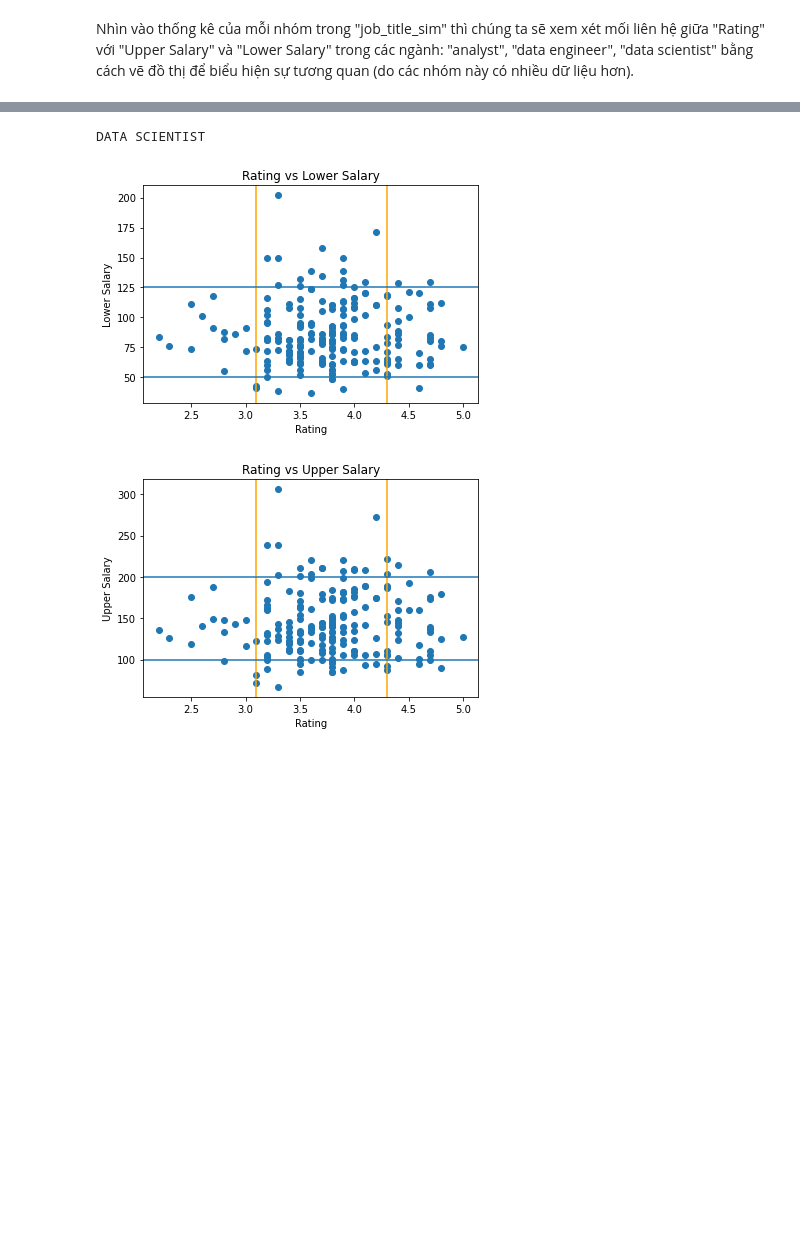
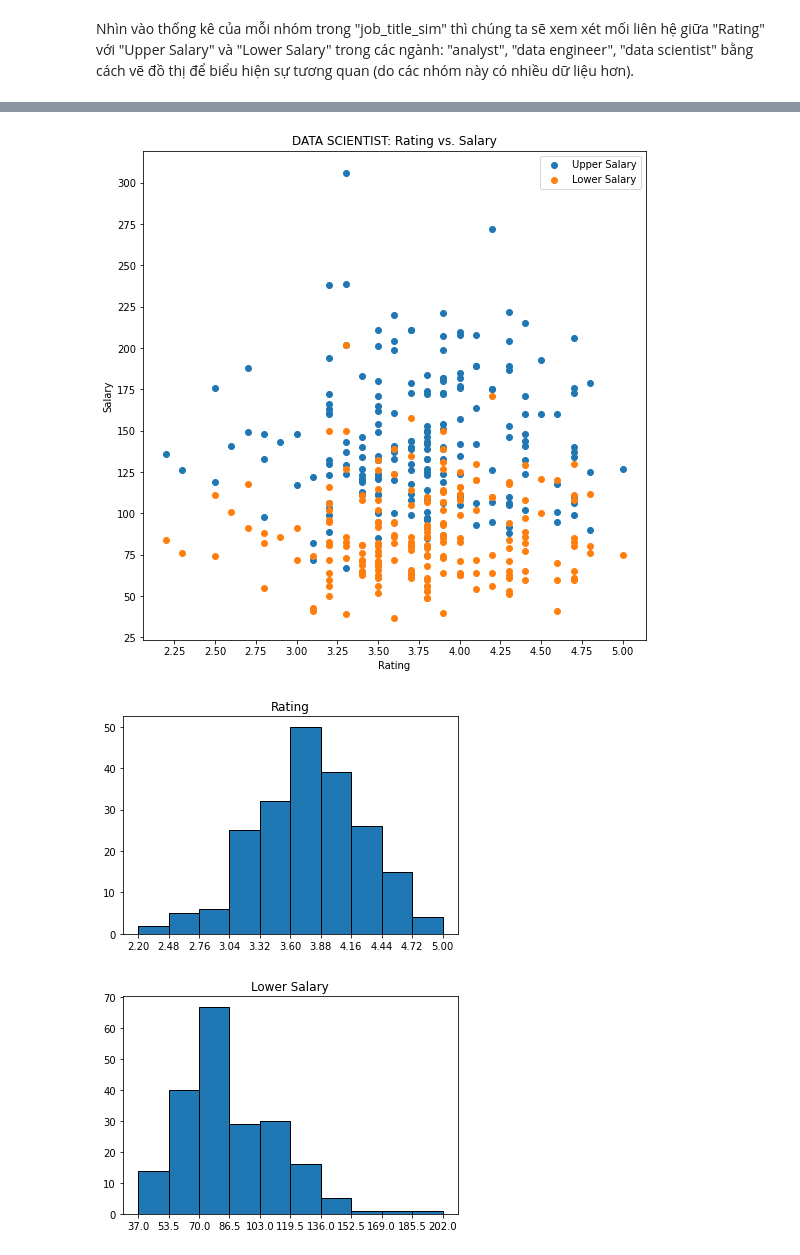
Before and after one commit to Ndthang01/P4DS_FinalProject, a Jupyter notebook: _project.ipynb, the cells around one changed output, grey strips where cells are left out. Drawn from its saved outputs; the diff is of its cells as text; code cells hidden in the pictures; blank space fills up the shorter version.

```diff
--- a/_project.ipynb
+++ b/_project.ipynb
@@ -533,22 +558,32 @@ DATA ENGINEER
 # %%
 # với công việc là data scientist thì làm tương tự như analyst.
 # lấy ra những dòng có job_title_sim là data scientist
-df = job_salary_df[job_salary_df["job_title_sim"] == "data scientist"]
+ds_df = job_salary_df[job_salary_df["job_title_sim"] == "data scientist"]
 
 # vẽ đồ thị
-plt.scatter(df["Rating"],df["Lower Salary"])
+plt.figure(figsize=(9,9))
+plt.xticks(np.arange(1,5.1,0.25))
+plt.yticks(range(0,350,25))
+plt.scatter(ds_df["Rating"],ds_df["Upper Salary"])
+plt.scatter(ds_df["Rating"],ds_df["Lower Salary"])
 plt.xlabel("Rating")
-plt.ylabel("Lower Salary")
-plt.title("Rating vs Lower Salary");
-plt.axvline(3.1,color='orange'); plt.axvline(4.3,color='orange'); plt.axhline(50); plt.axhline(125);
+plt.ylabel("Salary")
+plt.legend(['Upper Salary','Lower Salary']);
+plt.title("DATA SCIENTIST: Rating vs. Salary");
+
+plt.figure();
+counts=plt.hist(ds_df["Rating"],edgecolor='black')
+plt.xticks(counts[1]);
+plt.title("Rating")
 plt.figure()
-plt.scatter(df["Rating"],df["Upper Salary"])
-plt.xlabel("Rating")
-plt.ylabel("Upper Salary")
-plt.title("Rating vs Upper Salary");
-plt.axvline(3.1,color='orange'); plt.axvline(4.3,color='orange'); plt.axhline(100); plt.axhline(200);
-print("DATA SCIENTIST")
+counts = plt.hist(ds_df["Lower Salary"],edgecolor='black')
+plt.xticks(counts[1]);
+plt.title("Lower Salary")
+plt.figure()
+counts = plt.hist(ds_df["Upper Salary"],edgecolor='black')
+plt.xticks(counts[1]);
+plt.title("Upper Salary");
 # %% [output]
-DATA SCIENTIST
-[figure, old version]
+[figure, new version]
-[figure, old version]
+[figure, new version]
+[figure, added]
```
Also changed, not shown: parts of 24 cells of this notebook.
